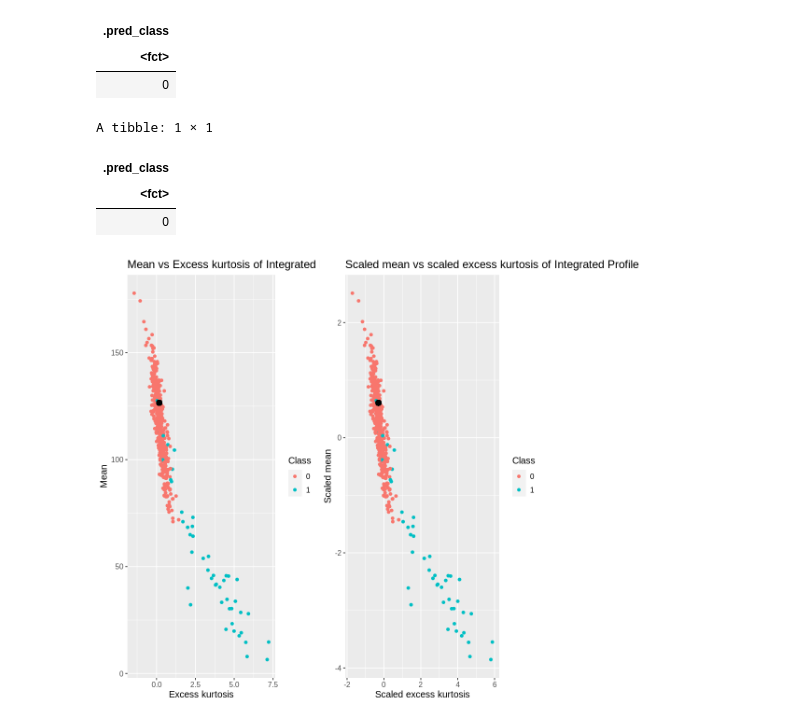
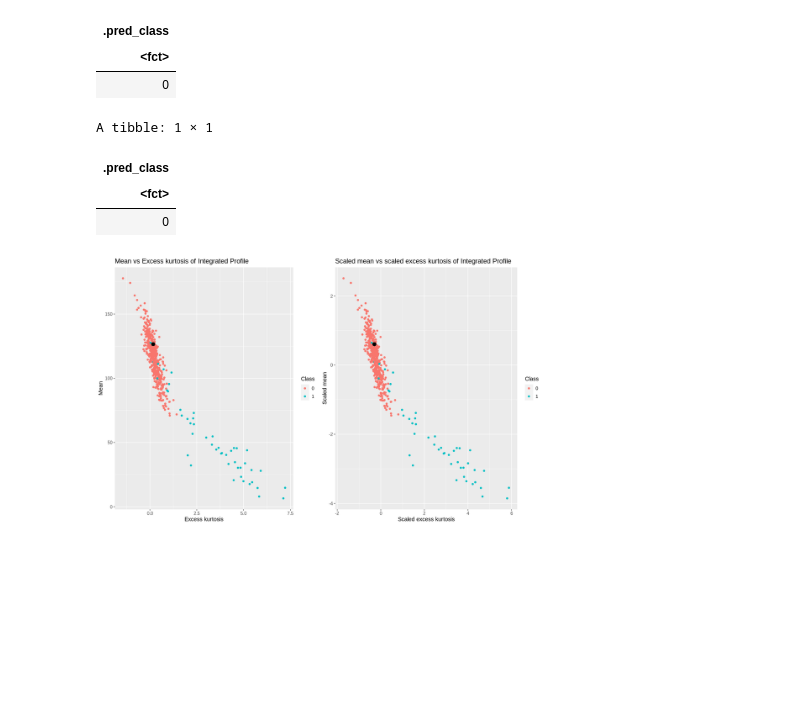
Before and after one commit to kseniak1/DSCI100-Project, a Jupyter notebook: Avishka_notebook.ipynb, the cells around one changed output. Drawn from its saved outputs; the diff is of its cells as text; code cells hidden in the pictures; blank space fills up the shorter version.

```diff
--- a/Avishka_notebook.ipynb
+++ b/Avishka_notebook.ipynb
@@ -481,12 +452,14 @@ scaled_mean_vs_kurtosis_plot <- scaled_pulsar_data %>%
                             ggtitle("Scaled mean vs scaled excess kurtosis of Integrated Profile") +
                             theme(text = element_text(size = 12))
 # %%
+options(repr.plot.width = 20, repr.plot.height = 8)
+
 plot_grid(mean_vs_kurtosis_plot, scaled_mean_vs_kurtosis_plot, ncol = 3)
 
 class_prediction
 # %% [output]
 A tibble: 1 × 1
 | .pred_class |
 | <fct> |
 | 0 |
-[figure, old version]
+[figure, new version]
```
Also changed, not shown: parts of 8 cells of this notebook.
